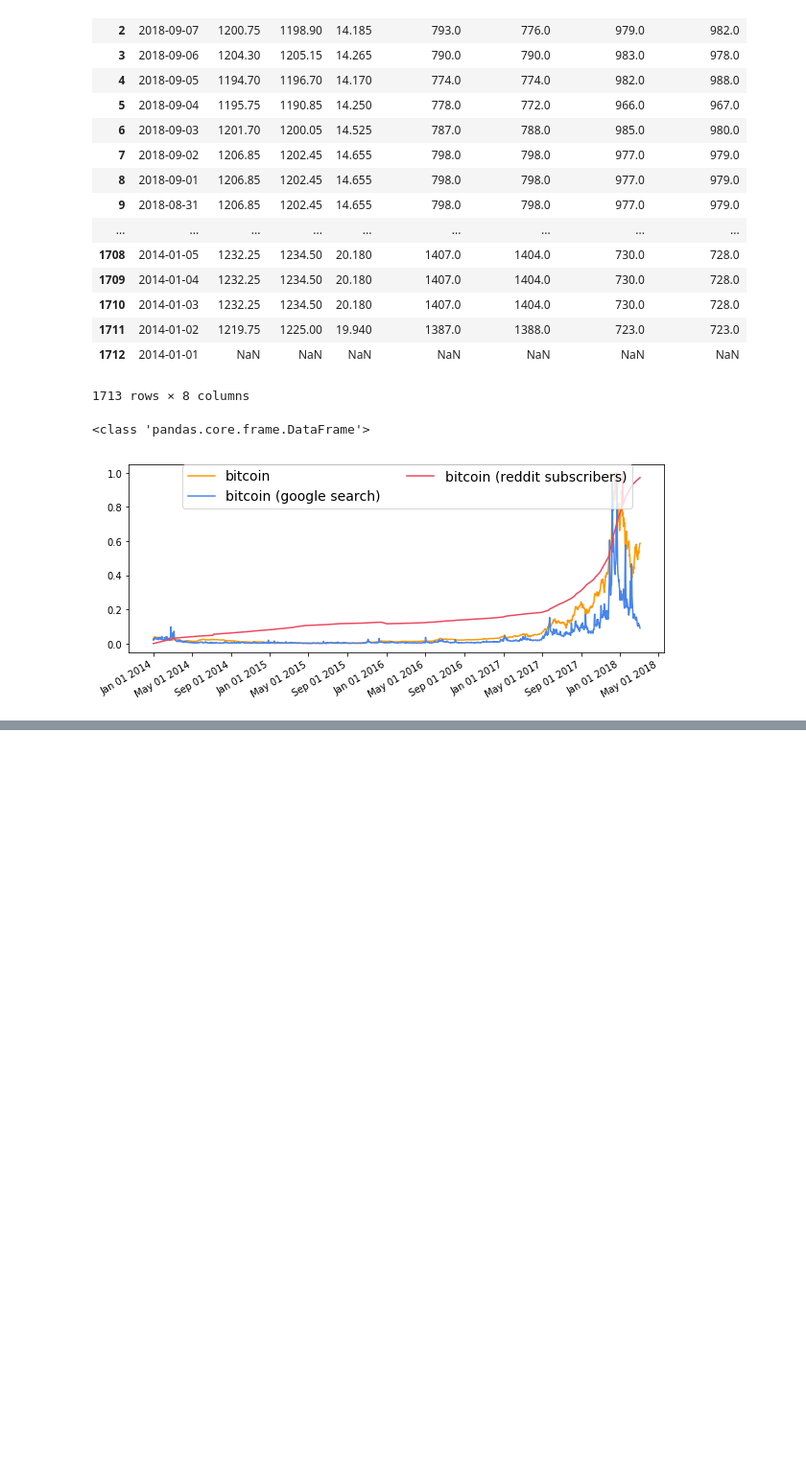
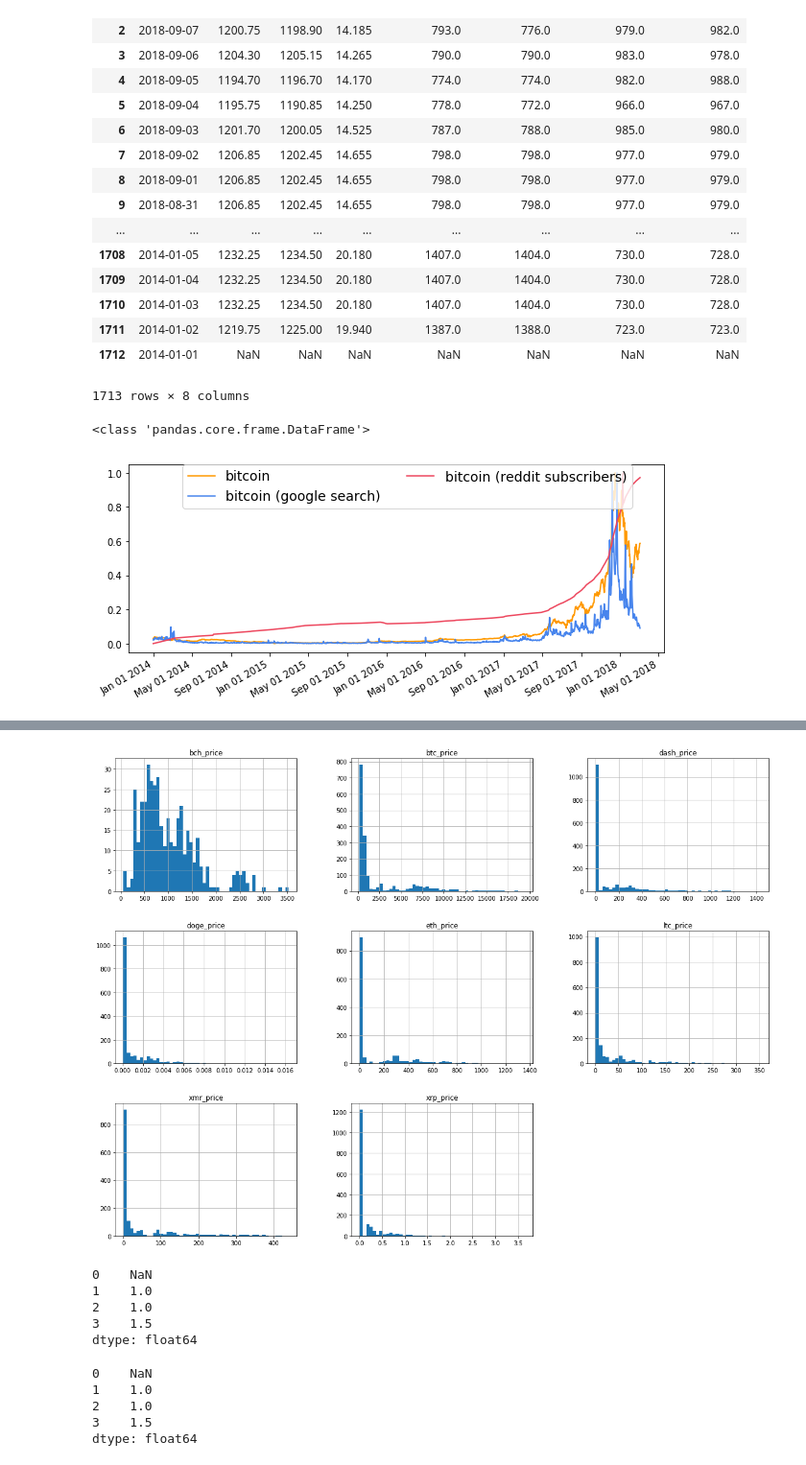
Before and after one commit to kejsiStruga/bitcoin-price-prediction, a Jupyter notebook: Data Gathering.ipynb, the cells around one changed output, grey strips where cells are left out. Shown at 96% size. Cells and saved outputs as stored; diff of their text form; code cells hidden in the pictures; blank space fills up the shorter version.

```diff
--- a/Data Gathering.ipynb
+++ b/Data Gathering.ipynb
@@ -217,0 +268,7 @@ plt.show()
+# %%
+import matplotlib.pyplot as plt
+all_coins_df.hist(bins=50, figsize=(20,15))
+# print(all_coins_df)
+plt.show()
+# %% [output]
+[figure, added]
@@ -217,0 +280,17 @@ plt.show()
+# %%
+a = pd.Series([1,2,4,10]).pct_change()
+a
+# %% [output]
+0    NaN
+1    1.0
+2    1.0
+3    1.5
+dtype: float64
+# %%
+a
+# %% [output]
+0    NaN
+1    1.0
+2    1.0
+3    1.5
+dtype: float64
```
Also changed, not shown: parts of 3 cells of this notebook.
